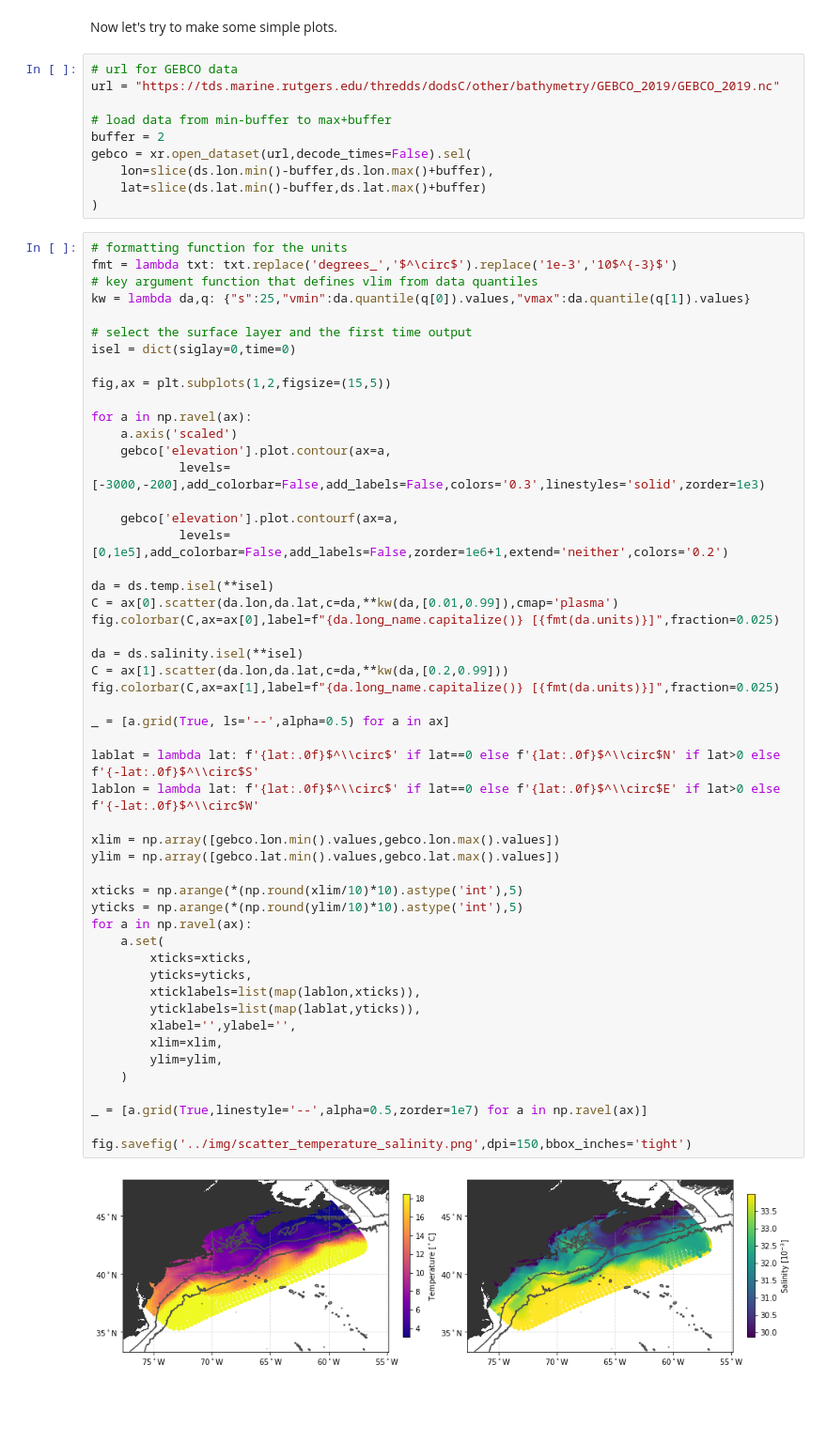
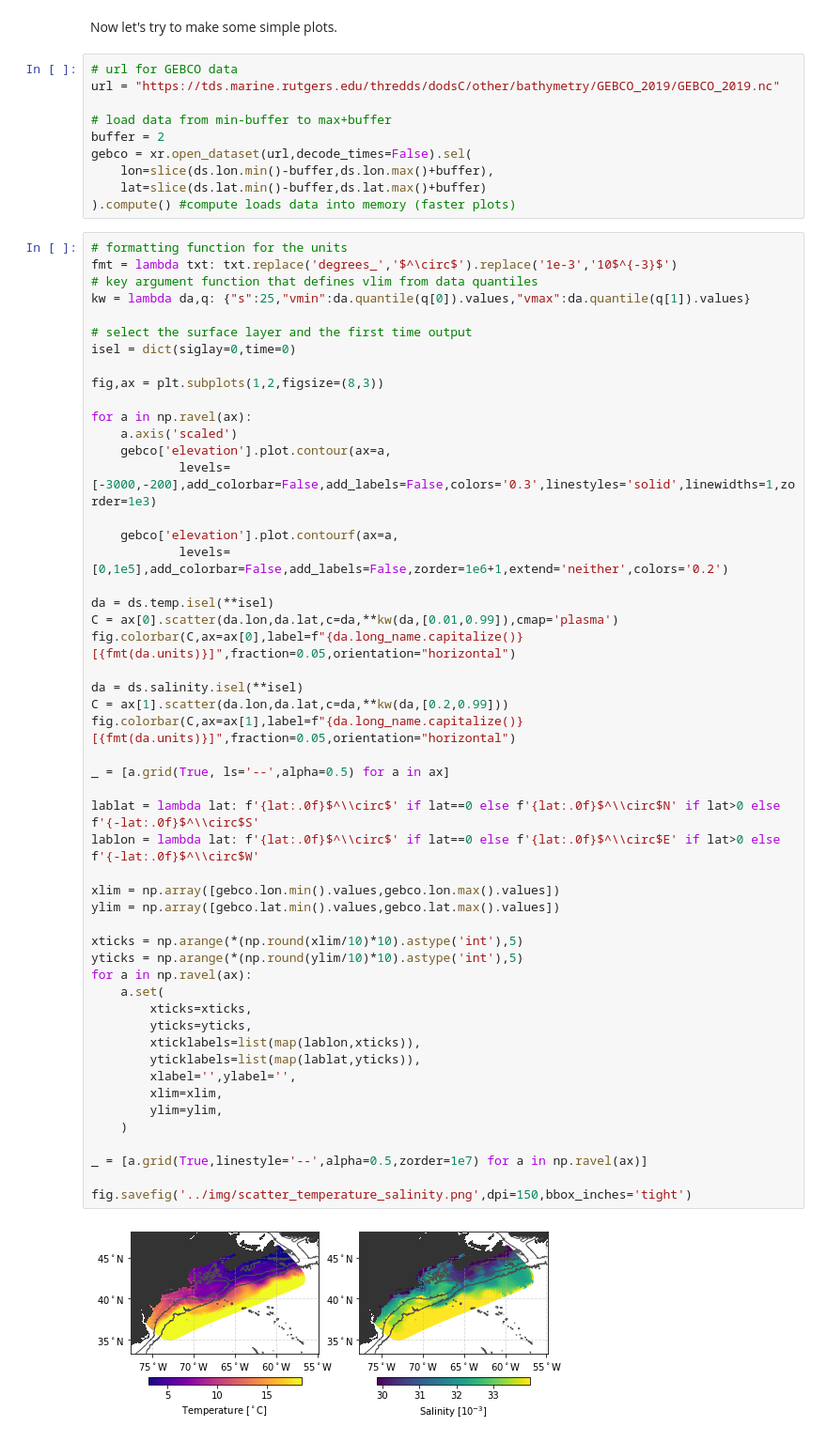
Before and after one commit to iuryt/FVCOMpy, a Jupyter notebook: examples/00-GettingStarted.ipynb, the cells around one changed output. Shown at 94% size. Drawn from its saved outputs; the diff is of its cells as text; blank space fills up the shorter version.

Commit message:
new figure layout

```diff
--- a/examples/00-GettingStarted.ipynb
+++ b/examples/00-GettingStarted.ipynb
@@ -75,7 +75,7 @@ buffer = 2
 gebco = xr.open_dataset(url,decode_times=False).sel(
     lon=slice(ds.lon.min()-buffer,ds.lon.max()+buffer),
     lat=slice(ds.lat.min()-buffer,ds.lat.max()+buffer)
-)
+).compute() #compute loads data into memory (faster plots)
 # %%
 # formatting function for the units
 fmt = lambda txt: txt.replace('degrees_','$^\circ$').replace('1e-3','10$^{-3}$')
@@ -85,47 +85,47 @@ kw = lambda da,q: {"s":25,"vmin":da.quantile(q[0]).values,"vmax":da.quantile(q[1
 # select the surface layer and the first time output
 isel = dict(siglay=0,time=0)
 
-fig,ax = plt.subplots(1,2,figsize=(15,5))
+fig,ax = plt.subplots(1,2,figsize=(8,3))
 
 for a in np.ravel(ax):
     a.axis('scaled')
     gebco['elevation'].plot.contour(ax=a,
-            levels=[-3000,-200],add_colorbar=False,add_labels=False,colors='0.3',linestyles='solid',zorder=1e3)
+            levels=[-3000,-200],add_colorbar=False,add_labels=False,colors='0.3',linestyles='solid',linewidths=1,zorder=1e3)
 
     gebco['elevation'].plot.contourf(ax=a,
             levels=[0,1e5],add_colorbar=False,add_labels=False,zorder=1e6+1,extend='neither',colors='0.2')
 
 da = ds.temp.isel(**isel)
 C = ax[0].scatter(da.lon,da.lat,c=da,**kw(da,[0.01,0.99]),cmap='plasma')
-fig.colorbar(C,ax=ax[0],label=f"{da.long_name.capitalize()} [{fmt(da.units)}]",fraction=0.025)
+fig.colorbar(C,ax=ax[0],label=f"{da.long_name.capitalize()} [{fmt(da.units)}]",fraction=0.05,orientation="horizontal")
 
 da = ds.salinity.isel(**isel)
 C = ax[1].scatter(da.lon,da.lat,c=da,**kw(da,[0.2,0.99]))
-fig.colorbar(C,ax=ax[1],label=f"{da.long_name.capitalize()} [{fmt(da.units)}]",fraction=0.025)
+fig.colorbar(C,ax=ax[1],label=f"{da.long_name.capitalize()} [{fmt(da.units)}]",fraction=0.05,orientation="horizontal")
 
 _ = [a.grid(True, ls='--',alpha=0.5) for a in ax]
 
 lablat = lambda lat: f'{lat:.0f}$^\\circ$' if lat==0 else f'{lat:.0f}$^\\circ$N' if lat>0 else f'{-lat:.0f}$^\\circ$S'
 lablon = lambda lat: f'{lat:.0f}$^\\circ$' if lat==0 else f'{lat:.0f}$^\\circ$E' if lat>0 else f'{-lat:.0f}$^\\circ$W'
 
 xlim = np.array([gebco.lon.min().values,gebco.lon.max().values])
 ylim = np.array([gebco.lat.min().values,gebco.lat.max().values])
 
 xticks = np.arange(*(np.round(xlim/10)*10).astype('int'),5)
 yticks = np.arange(*(np.round(ylim/10)*10).astype('int'),5)
 for a in np.ravel(ax):
     a.set(
         xticks=xticks,
         yticks=yticks,
         xticklabels=list(map(lablon,xticks)),
         yticklabels=list(map(lablat,yticks)),
         xlabel='',ylabel='',
         xlim=xlim,
         ylim=ylim,
     )
 
 _ = [a.grid(True,linestyle='--',alpha=0.5,zorder=1e7) for a in np.ravel(ax)]
 
 fig.savefig('../img/scatter_temperature_salinity.png',dpi=150,bbox_inches='tight')
 # %% [output]
-[figure, old version]
+[figure, new version]
```
Also changed, not shown: 1 other file.
